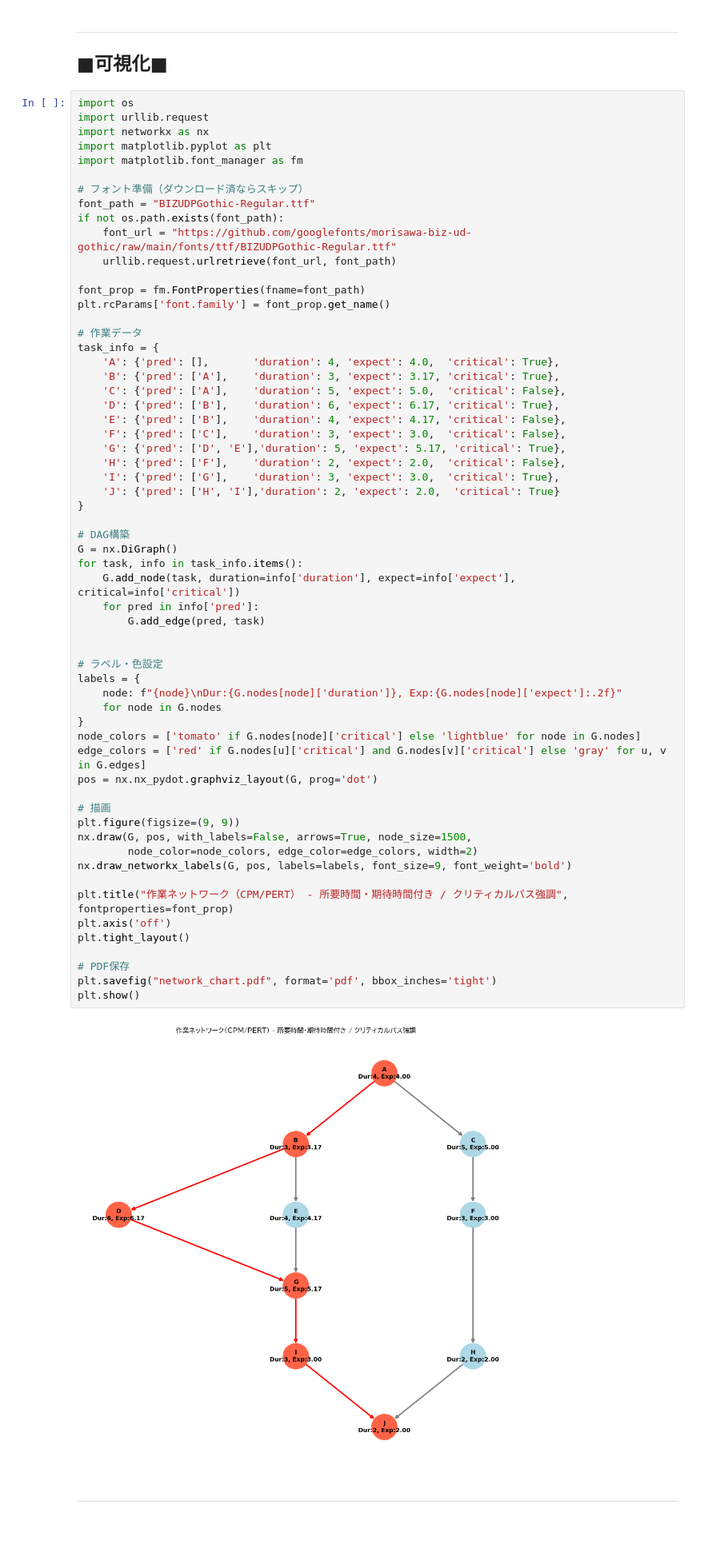
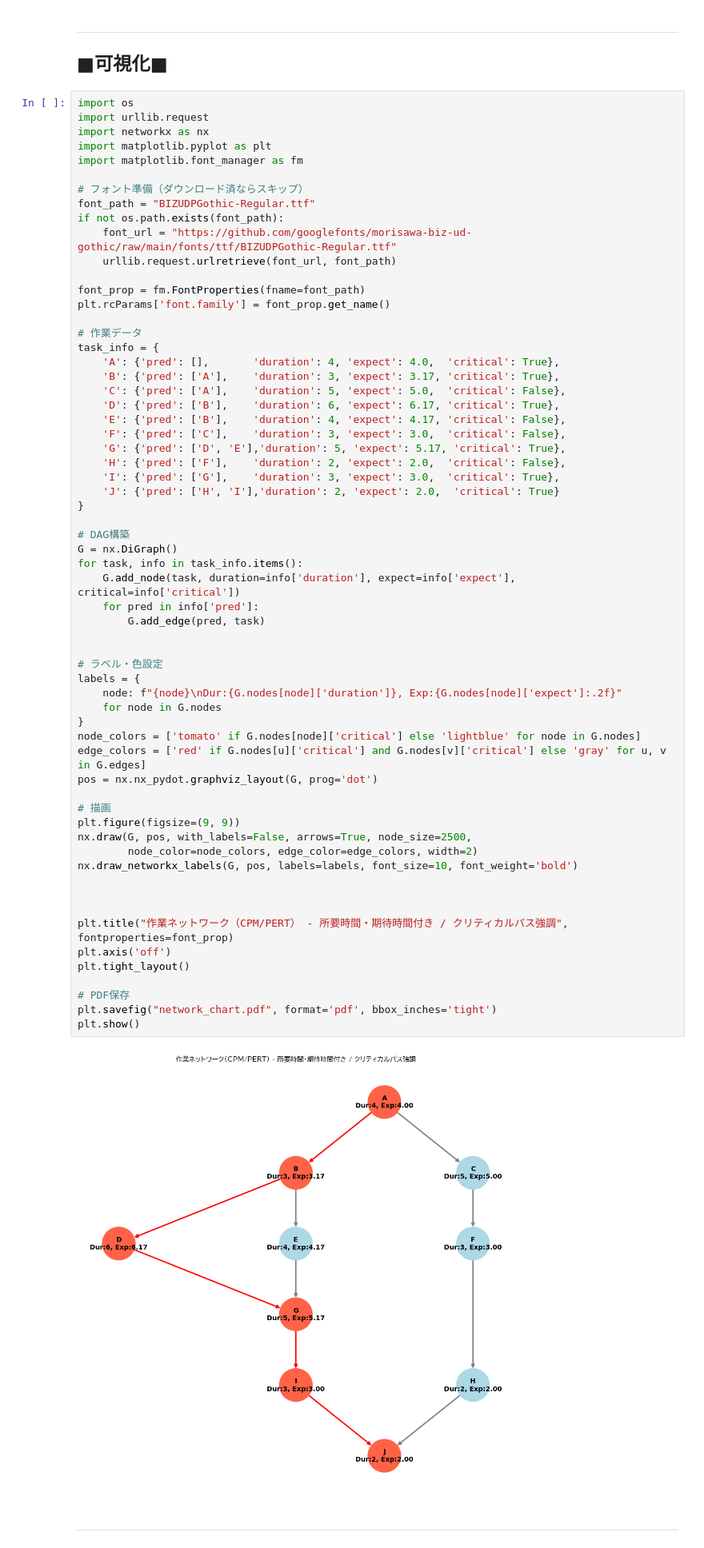
Before and after one commit to souldrive7/ECP, a Jupyter notebook: modeling_kadai_goto1.ipynb, the cells around one changed output. Shown: that part at 80% size. Saved outputs shown, nothing was run; the diff lists cells and outputs as text.

```diff
--- a/modeling_kadai_goto1.ipynb
+++ b/modeling_kadai_goto1.ipynb
@@ -586,36 +600,38 @@ task_info = {
 
 # DAG構築
 G = nx.DiGraph()
 for task, info in task_info.items():
     G.add_node(task, duration=info['duration'], expect=info['expect'], critical=info['critical'])
     for pred in info['pred']:
         G.add_edge(pred, task)
 
 
 # ラベル・色設定
 labels = {
     node: f"{node}\nDur:{G.nodes[node]['duration']}, Exp:{G.nodes[node]['expect']:.2f}"
     for node in G.nodes
 }
 node_colors = ['tomato' if G.nodes[node]['critical'] else 'lightblue' for node in G.nodes]
 edge_colors = ['red' if G.nodes[u]['critical'] and G.nodes[v]['critical'] else 'gray' for u, v in G.edges]
 pos = nx.nx_pydot.graphviz_layout(G, prog='dot')
 
 # 描画
 plt.figure(figsize=(9, 9))
-nx.draw(G, pos, with_labels=False, arrows=True, node_size=1500,
+nx.draw(G, pos, with_labels=False, arrows=True, node_size=2500,
         node_color=node_colors, edge_color=edge_colors, width=2)
-nx.draw_networkx_labels(G, pos, labels=labels, font_size=9, font_weight='bold')
+nx.draw_networkx_labels(G, pos, labels=labels, font_size=10, font_weight='bold')
+
+
 
 plt.title("作業ネットワーク（CPM/PERT） - 所要時間・期待時間付き / クリティカルパス強調", fontproperties=font_prop)
 plt.axis('off')
 plt.tight_layout()
 
 # PDF保存
 plt.savefig("network_chart.pdf", format='pdf', bbox_inches='tight')
 plt.show()
 # %% [output]
-[figure, old version]
+[figure, new version]
 # %% [markdown]
 
 
```
Also changed, not shown: parts of 4 cells of this notebook.
